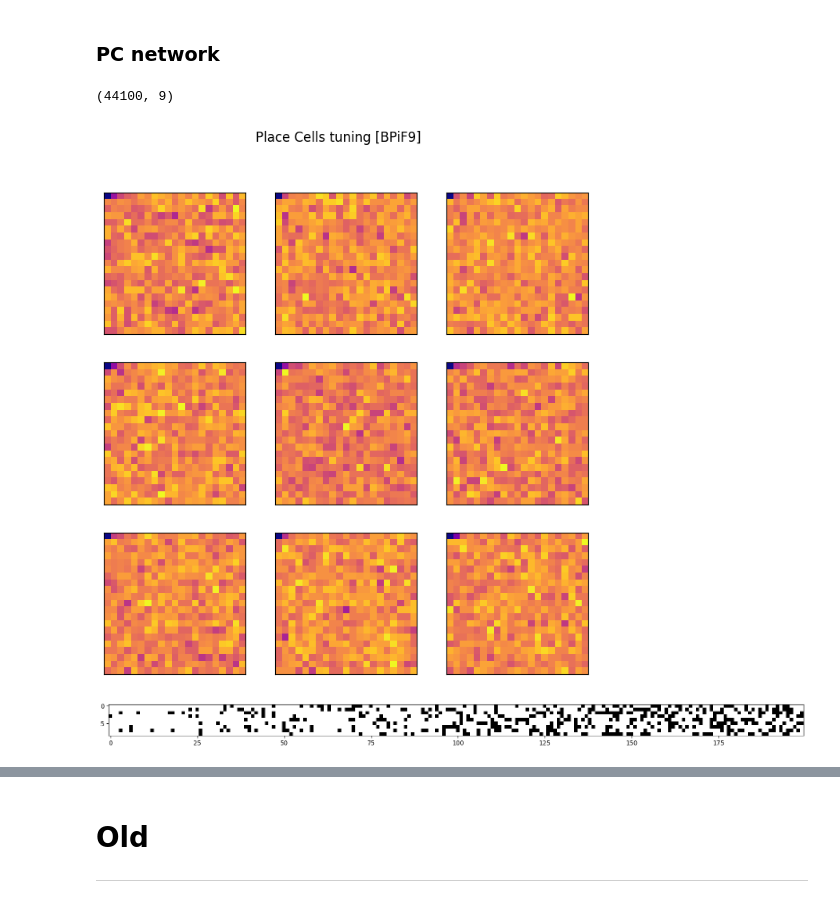
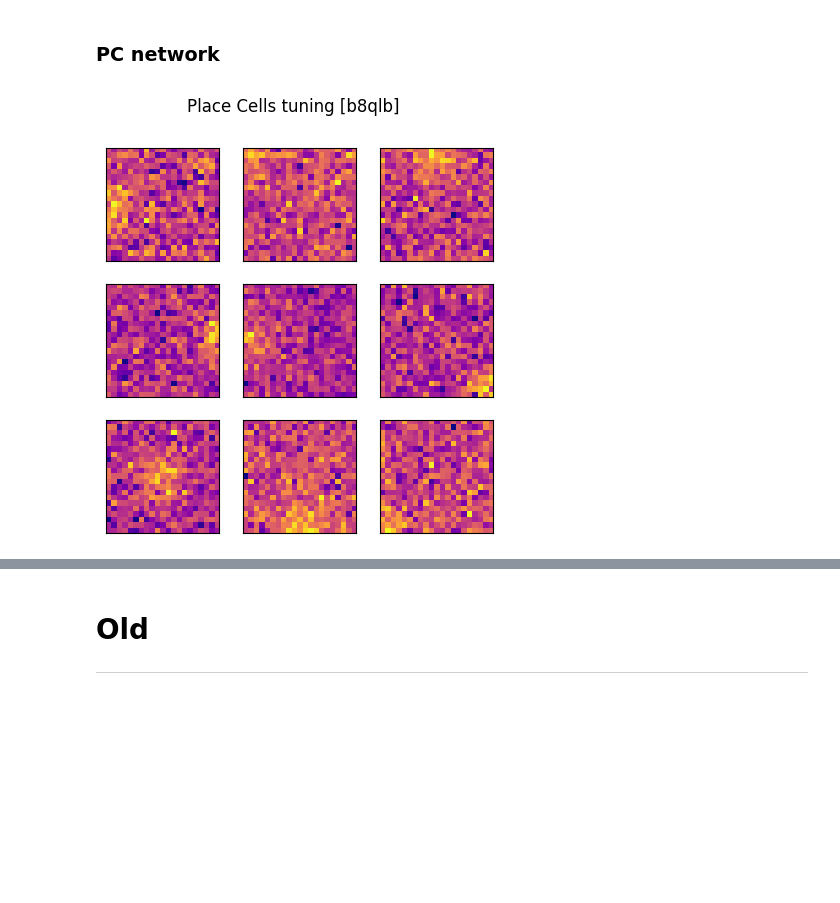
Before and after one commit to iKiru-hub/PCNN, a Jupyter notebook: pcnn_lab.ipynb, the cells around one changed output, grey strips where cells are left out. Cells and saved outputs as stored; diff of their text form; code cells hidden in the pictures; blank space fills up the shorter version.

```diff
--- a/pcnn_lab.ipynb
+++ b/pcnn_lab.ipynb
@@ -163,8 +165,7 @@ animal = ms.AnimalTrajectory(dt=1,
                              day_cycle=True)
 
 # Create a trajectory
-trajectory = animal.make_trajectory(duration=60, whole=True, dx=0.03)
-print(np.sqrt(trajectory.shape[0]))
+trajectory = animal.make_trajectory(duration=1000, whole=False, dx=0.05)
 
 # Plot the trajectory
 plt.plot(trajectory[:, 0], trajectory[:, 1])
@@ -172,4 +173,6 @@ plt.ylim((-0.01, 1.01))
 plt.xlim((-0.01, 1.01))
 plt.grid()
 plt.show()
+
+print(trajectory.shape)
 # %% [output]
@@ -188,9 +188,9 @@ bounds_bins = np.array([*mod.iterprod(np.arange(bounds[0], bounds[1]+dx, dx),
 # %% [markdown]
 **Input layer**
 # %%
-layer = ms.InputLayer(N=Nj, kind='place', sigma=0.001, max_rate=100, min_rate=0)
+layer = ms.InputLayer(N=Nj, kind='place', sigma=0.05, max_rate=100, min_rate=0)
 logger.info(layer.__repr__())
 
-Sj = layer.parse_trajectory(trajectory, timestep=10, mode='rate')
+Sj = layer.parse_trajectory(trajectory, timestep=100, mode='spike')
 logger.info(Sj.shape)
 # %% [output]
@@ -202,9 +202,9 @@ logger.info(Sj.shape)
 net = mod.NetworkSimple(
     N=N, Nj=Nj, lr=3e-2,
                   wr_const=4.55,
-                  wff_const=5.5,
-                  wff_max=4.,
-                  wff_min=0.1,
+                  wff_const=5.,
+                  wff_max=4.5,
+                  wff_min=0.01,
                   wff_beta=0.1,
                   wff_tau=50,
                   wr_tau=55,
@@ -315,0 +279,20 @@ array([1., 0., 0., 0., 0., 0., 1., 0., 0., 0., 0., 1., 0., 0., 1., 0., 1.,
+# %%
+layer = ms.InputLayer(N=Nj, kind='place', bounds=(0.05, 0.95, 0.05, 0.95),
+                      sigma=0.04, max_rate=300, min_rate=10)
+
+rate = ms.get_network_tuning(layer=layer, mode='spike',
+                                dx=0.03,
+                                timestep=10)
+
+fig, rows = plt.subplots(layer.n, layer.n, figsize=(5, 5))
+
+fig.suptitle("Input layer tuning")
+i = 0
+for cols in rows:
+    for ax in cols:
+        ax.imshow(rate[:, i].reshape(int(np.sqrt(len(rate))), int(np.sqrt(len(rate)))), cmap='plasma')
+        i += 1
+        ax.set_xticks(())
+        ax.set_yticks(())
+
+plt.show()
@@ -316,31 +301,27 @@ array([1., 0., 0., 0., 0., 0., 1., 0., 0., 0., 0., 1., 0., 0., 1., 0., 1.,
 # %% [markdown]
 ### PC network
-# %%
-rate_pc[
-# %% [output]
-(44100, 9)
 # %%
-rate_pc, ac = ms.get_network_tuning(model=net, layer=layer, mode='spike', dx=0.05, timestep=100)
+net.set_plastic(plastic=False)
+rate_pc = it.get_network_tuning(model=net, layer=layer, mode='spike',
+                                          dx=0.05,
+                                          timestep=1000,
+                                reset=False
+                               )
 
 nrows = net.n
 ncols = net.n
-fig, rows = plt.subplots(nrows, ncols, figsize=(8, 8))
+fig, rows = plt.subplots(nrows, ncols, figsize=(5, 5))
 fig.suptitle(f"Place Cells tuning [{net.id}]")
 i = 0
 for cols in rows:
     for ax in cols:
         ax.imshow(rate_pc[:, i].reshape(int(np.sqrt(len(rate_pc))),
                                         int(np.sqrt(len(rate_pc)))),
                                         cmap='plasma')
         i += 1
         ax.set_xticks(())
         ax.set_yticks(())
 
 plt.show()
 # %% [output]
-[figure, old version]
+[figure, new version]
-# %%
-plt.figure(figsize=(20, 5))
-plt.imshow(ac[:200, :].T, cmap="Greys");
-# %% [output]
-[figure, removed]
```
Also changed, not shown: parts of 21 cells of this notebook, 4 other files.
